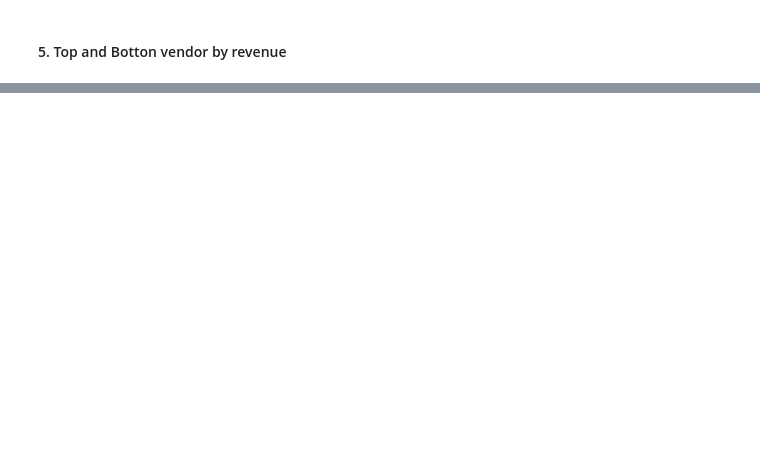
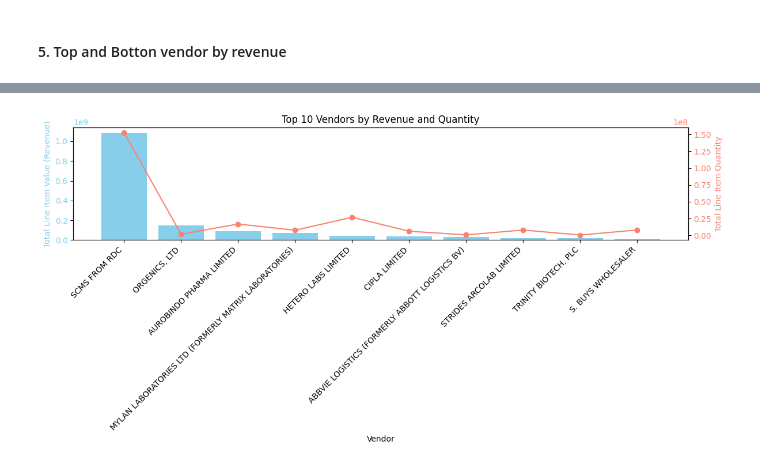
Before and after one commit to JulianChisco93/Supply-Chain-Shipment-Summary-Tool, a Jupyter notebook: notebooks/demo_vendor.ipynb, the cells around one changed output, grey strips where cells are left out. Cells and saved outputs as stored; diff of their text form; code cells hidden in the pictures; blank space fills up the shorter version.

```diff
--- a/notebooks/demo_vendor.ipynb
+++ b/notebooks/demo_vendor.ipynb
@@ -131,0 +148,5 @@ bottom_5_vendors
+# %%
+# vendor orders by revenue and quantity
+plot_vendor_revenue_and_quantity(vendor_data, top_n=10)
+# %% [output]
+[figure, added]
```
Also changed, not shown: parts of 5 cells of this notebook, 1 other file.
